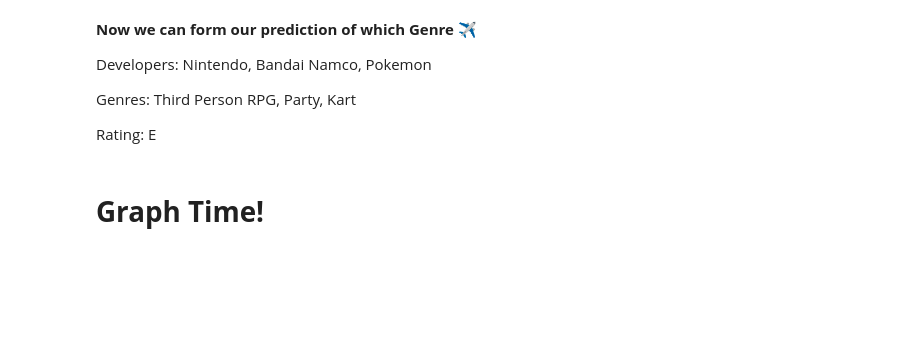
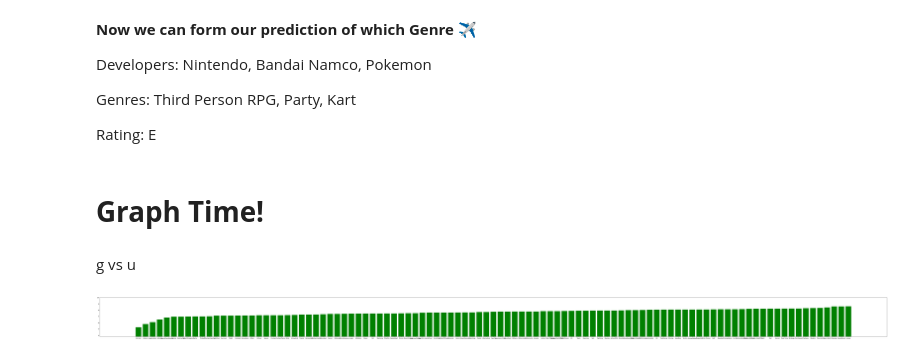
Before and after one commit to R-driste/3.3.1_for_5.13.23, a Jupyter notebook: NINTENDO.ipynb, the cells around one changed output. Saved outputs shown, nothing was run; the diff lists cells and outputs as text; code cells hidden in the pictures; blank space fills up the shorter version.

```diff
--- a/NINTENDO.ipynb
+++ b/NINTENDO.ipynb
@@ -84,9 +84,11 @@ nintendo_df['Genres'] = nintendo_df['Genres'].replace({"\"Beat-'Em-Up\"": "'Beat
 #fix flags 1 and 2
 genre_df = pd.DataFrame()
 genre_df = expand_lists('Genres', genre_df, nintendo_df)
+genre_focus = genre_df.groupby('Genres').mean().reset_index()
 
 dev_df = pd.DataFrame()
 dev_df = expand_lists('Developers', dev_df, nintendo_df)
+dev_focus = dev_df.groupby('Developers').mean().reset_index()
 # %% [markdown]
 # **Hypothesis** 🤔
 # %% [markdown]
@@ -112,7 +104,15 @@ dev_vs_meta
+# %%
+g_vs_u = genre_focus.sort_values('User Score')
+g_vs_m = genre_focus.sort_values('Meta Score')
+d_vs_u = dev_focus.sort_values('User Score')
+d_vs_m = dev_focus.sort_values('Meta Score')
+# %% [markdown]
+g vs u
 # %%
-#plt.scatter(nintendo_df['user_score'],nintendo_df['meta_score'])
-print(nintendo_df.min()[4])
+low = nintendo_df['User Score'].min()
 plt.rcParams['figure.figsize'] = [100,5]
-plt.bar('Genres','User Score', data=new_df, color="green")
-plt.ylim(nintendo_df.min()[4], 10)
+plt.bar('Genres','User Score', data=g_vs_u, color="green")
+plt.ylim(low, 10)
 plt.show()
+# %% [output]
+[figure, added]
```
Also changed, not shown: parts of 7 cells of this notebook.
